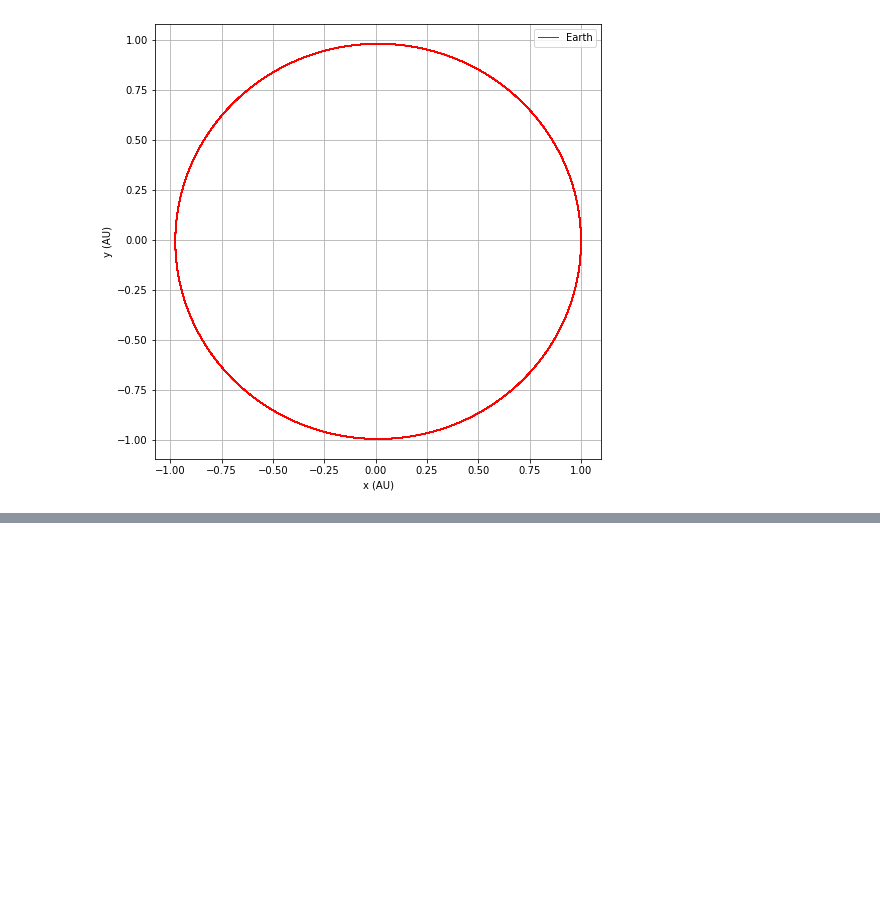
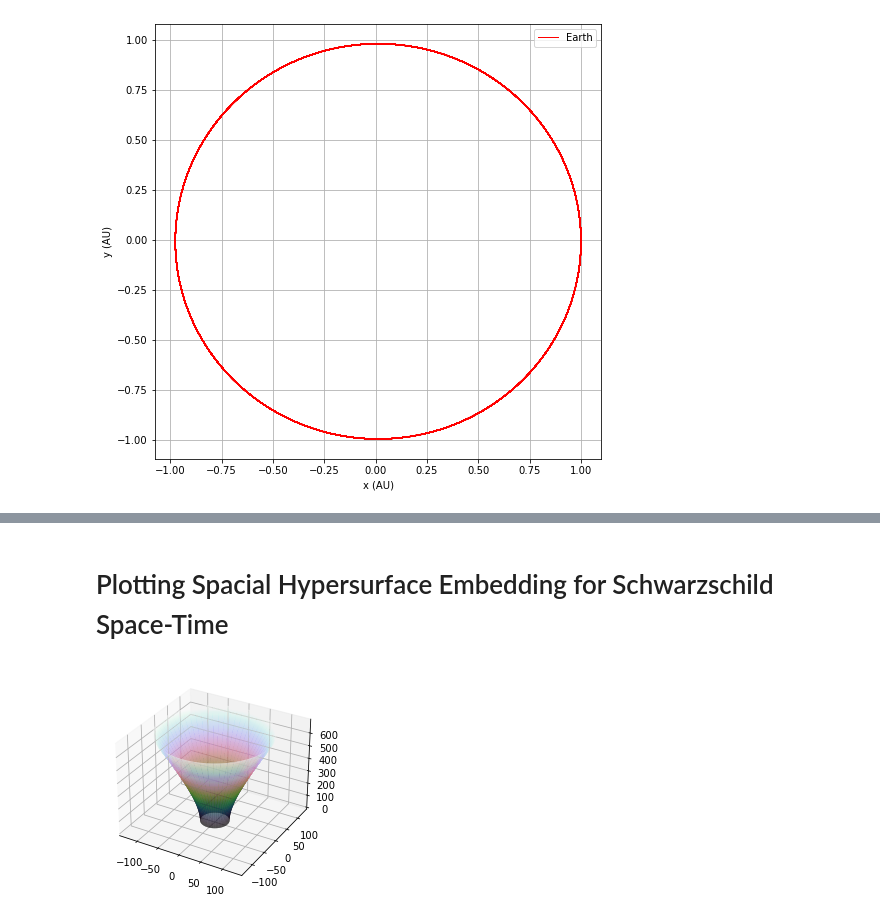
Before and after one commit to jakesweb/orbits, a Jupyter notebook: orbitals.ipynb, the cells around one changed output, grey strips where cells are left out. Drawn from its saved outputs; the diff is of its cells as text; code cells hidden in the pictures; blank space fills up the shorter version.

Commit message:
started einsteinpy tutorials

```diff
--- a/orbitals.ipynb
+++ b/orbitals.ipynb
@@ -113,0 +174,14 @@ fig.savefig("orbit_120y_earth.png")
+# %% [markdown]
+# Plotting Spacial Hypersurface Embedding for Schwarzschild Space-Time
+# %%
+from einsteinpy.hypersurface import SchwarzschildEmbedding
+from einsteinpy.plotting import HypersurfacePlotter
+from astropy import units as u
+
+surface_obj = SchwarzschildEmbedding(5.927e23 * u.kg)
+
+surface = HypersurfacePlotter(embedding = surface_obj, plot_type = 'surface')
+surface.plot()
+surface.show()
+# %% [output]
+[figure, added]
```
Also changed, not shown: parts of 4 cells of this notebook, 1 other file.
